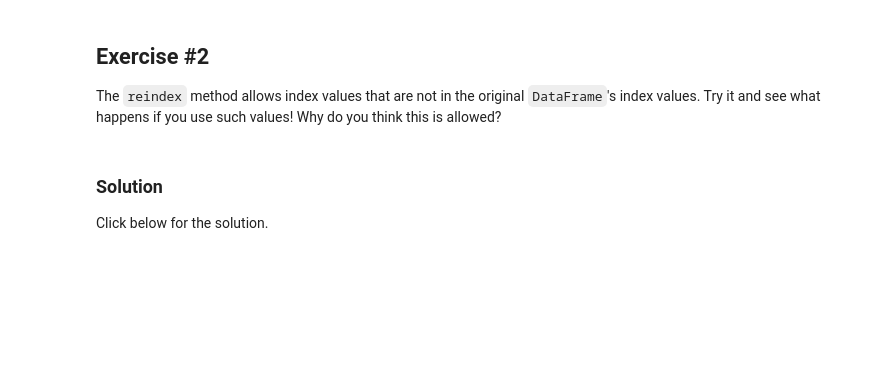
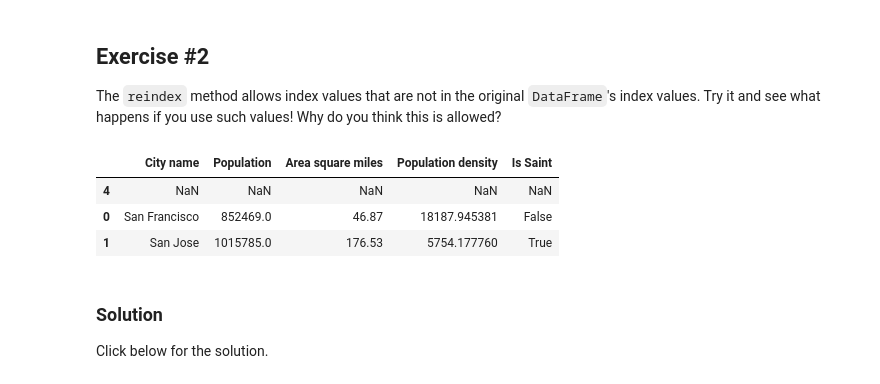
Before and after one commit to shweta-aiml/CourseraTensorFlow, a Jupyter notebook: intro_to_pandas.ipynb, the cells around one changed output. Saved outputs shown, nothing was run; the diff lists cells and outputs as text; code cells hidden in the pictures; blank space fills up the shorter version.

```diff
--- a/intro_to_pandas.ipynb
+++ b/intro_to_pandas.ipynb
@@ -224,6 +244,12 @@ For more information, see the [Index documentation](http://pandas.pydata.org/pan
 The `reindex` method allows index values that are not in the original `DataFrame`'s index values. Try it and see what happens if you use such values! Why do you think this is allowed?
 # %%
 # Your code here
+cities.reindex([4, 0, 1])
+# %% [output]
+|  | City name | Population | Area square miles | Population density | Is Saint |
+| 4 | NaN | NaN | NaN | NaN | NaN |
+| 0 | San Francisco | 852469.0 | 46.87 | 18187.945381 | False |
+| 1 | San Jose | 1015785.0 | 176.53 | 5754.177760 | True |
 # %% [markdown]
 ### Solution
 
```
Also changed, not shown: parts of 7 cells of this notebook.
